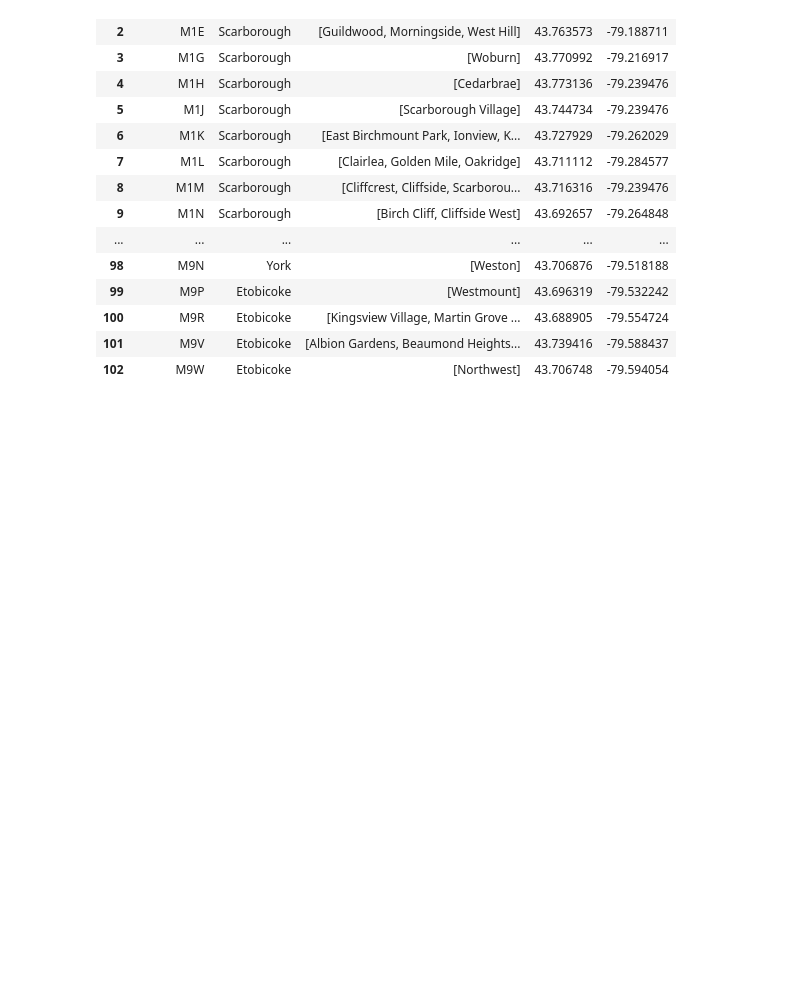
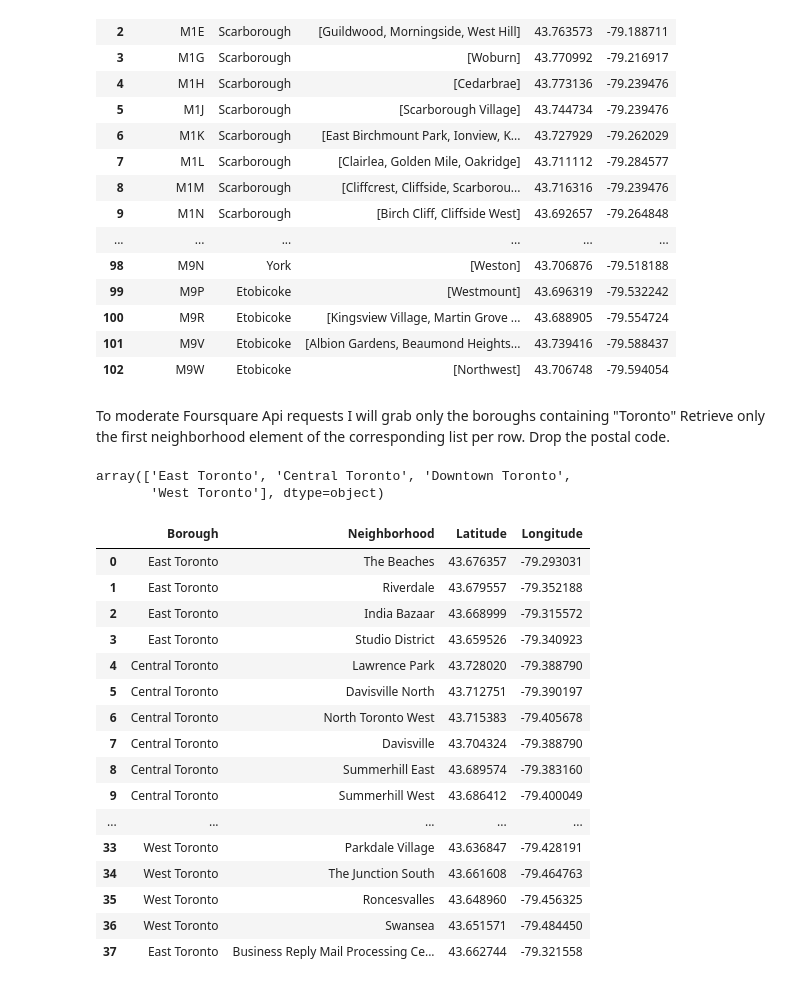
Before and after one commit to ktheodor1/Coursera_Capstone, a Jupyter notebook: KT_3w_Toronto.ipynb, the cells around one changed output. Saved outputs shown, nothing was run; the diff lists cells and outputs as text; code cells hidden in the pictures; blank space fills up the shorter version.

```diff
--- a/KT_3w_Toronto.ipynb
+++ b/KT_3w_Toronto.ipynb
@@ -196,3 +191,36 @@ postal_coords
 | 100 | M9R | Etobicoke | [Kingsview Village, Martin Grove ... | 43.688905 | -79.554724 |
 | 101 | M9V | Etobicoke | [Albion Gardens, Beaumond Heights... | 43.739416 | -79.588437 |
 | 102 | M9W | Etobicoke | [Northwest] | 43.706748 | -79.594054 |
+# %% [markdown]
+To moderate Foursquare Api requests I will grab only the boroughs containing "Toronto"
+Retrieve only the first neighborhood element of the corresponding list per row.
+Drop the postal code.
+# %%
+neighborhoods = postal_coords[ postal_coords['Borough'].str.contains('Toronto')==True].reset_index(drop=True)
+neighborhoods['Neighborhood'] = neighborhoods.apply(lambda row: row['Neighborhood'][0], axis = 1)
+neighborhoods.drop(['PostalCode'], axis=1, inplace = True)
+# %%
+neighborhoods['Borough'].unique()
+# %% [output]
+array(['East Toronto', 'Central Toronto', 'Downtown Toronto',
+       'West Toronto'], dtype=object)
+# %%
+neighborhoods
+# %% [output]
+|  | Borough | Neighborhood | Latitude | Longitude |
+| 0 | East Toronto | The Beaches | 43.676357 | -79.293031 |
+| 1 | East Toronto | Riverdale | 43.679557 | -79.352188 |
+| 2 | East Toronto | India Bazaar | 43.668999 | -79.315572 |
+| 3 | East Toronto | Studio District | 43.659526 | -79.340923 |
+| 4 | Central Toronto | Lawrence Park | 43.728020 | -79.388790 |
+| 5 | Central Toronto | Davisville North | 43.712751 | -79.390197 |
+| 6 | Central Toronto | North Toronto West | 43.715383 | -79.405678 |
+| 7 | Central Toronto | Davisville | 43.704324 | -79.388790 |
+| 8 | Central Toronto | Summerhill East | 43.689574 | -79.383160 |
+| 9 | Central Toronto | Summerhill West | 43.686412 | -79.400049 |
+| ... | ... | ... | ... | ... |
+| 33 | West Toronto | Parkdale Village | 43.636847 | -79.428191 |
+| 34 | West Toronto | The Junction South | 43.661608 | -79.464763 |
+| 35 | West Toronto | Roncesvalles | 43.648960 | -79.456325 |
+| 36 | West Toronto | Swansea | 43.651571 | -79.484450 |
+| 37 | East Toronto | Business Reply Mail Processing Ce... | 43.662744 | -79.321558 |
```
Also changed, not shown: parts of 76 cells of this notebook.
